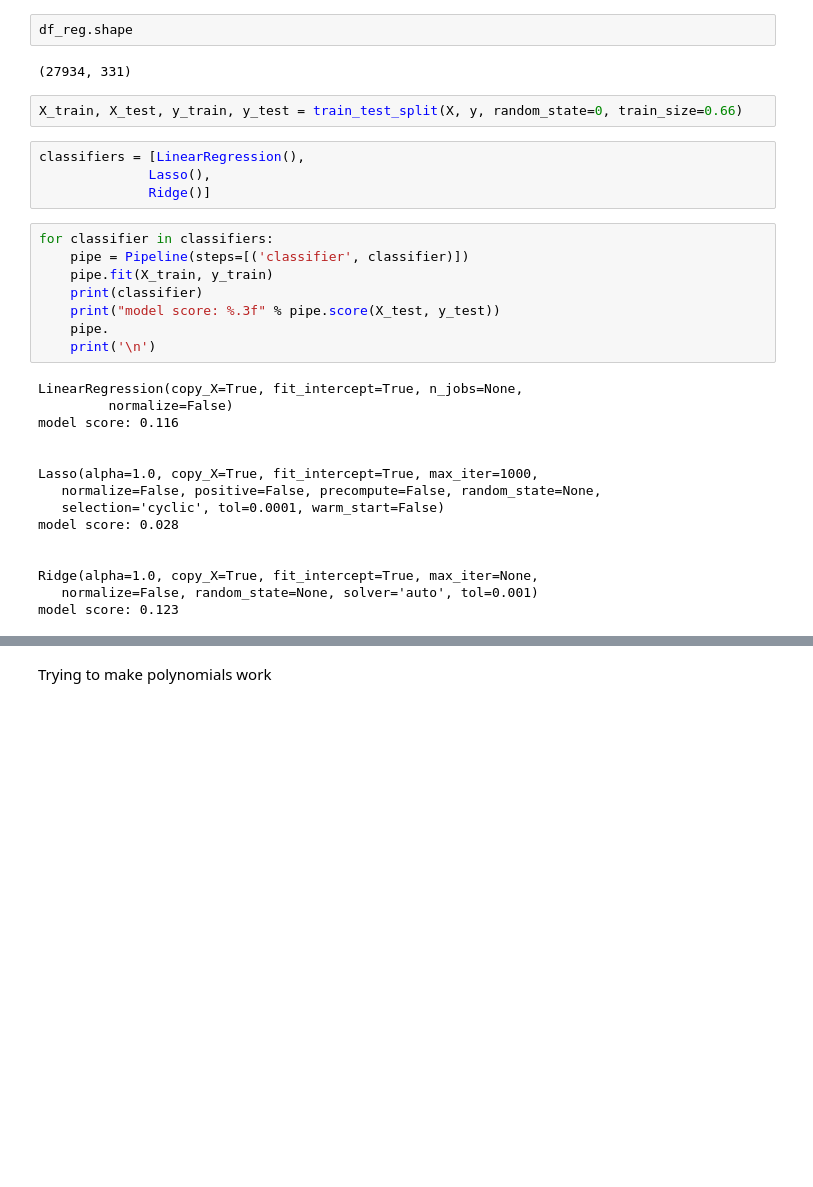
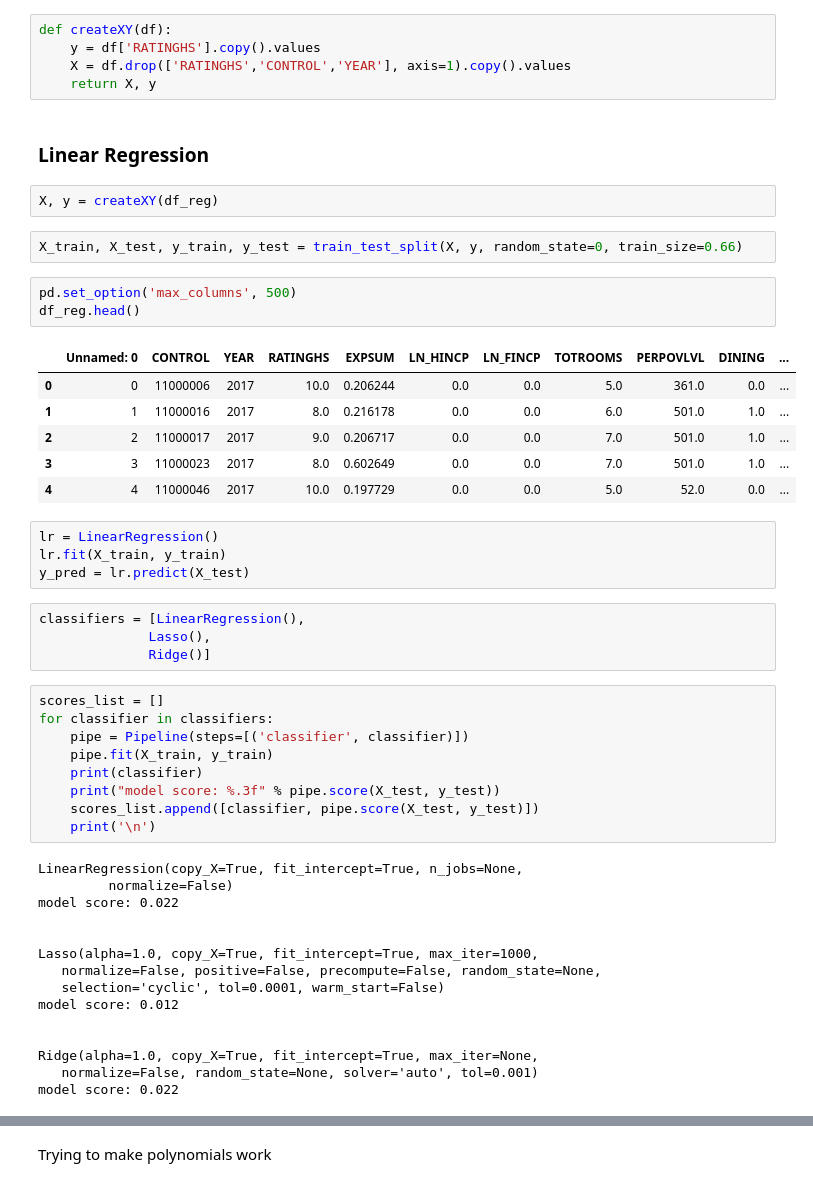
Before and after one commit to georgetown-analytics/First-Home-Recommender, a Jupyter notebook: Modeling.ipynb, the cells around one changed output, grey strips where cells are left out. Saved outputs shown, nothing was run; the diff lists cells and outputs as text; blank space fills up the shorter version.

```diff
--- a/Modeling.ipynb
+++ b/Modeling.ipynb
@@ -20,33 +18,53 @@ X = df.drop(['RATINGHS','CONTROL','YEAR','FIRSTHOME'], axis=1).copy().values
-# %%
-df_reg.shape
-# %% [output]
-(27934, 331)
+# %%
+def createXY(df):
+    y = df['RATINGHS'].copy().values
+    X = df.drop(['RATINGHS','CONTROL','YEAR'], axis=1).copy().values
+    return X, y
+# %% [markdown]
+### Linear Regression
+# %%
+X, y = createXY(df_reg)
 # %%
 X_train, X_test, y_train, y_test = train_test_split(X, y, random_state=0, train_size=0.66)
+# %%
+pd.set_option('max_columns', 500)
+df_reg.head()
+# %% [output]
+|  | Unnamed: 0 | CONTROL | YEAR | RATINGHS | EXPSUM | LN_HINCP | LN_FINCP | TOTROOMS | PERPOVLVL | DINING | ... |
+| 0 | 0 | 11000006 | 2017 | 10.0 | 0.206244 | 0.0 | 0.0 | 5.0 | 361.0 | 0.0 | ... |
+| 1 | 1 | 11000016 | 2017 | 8.0 | 0.216178 | 0.0 | 0.0 | 6.0 | 501.0 | 1.0 | ... |
+| 2 | 2 | 11000017 | 2017 | 9.0 | 0.206717 | 0.0 | 0.0 | 7.0 | 501.0 | 1.0 | ... |
+| 3 | 3 | 11000023 | 2017 | 8.0 | 0.602649 | 0.0 | 0.0 | 7.0 | 501.0 | 1.0 | ... |
+| 4 | 4 | 11000046 | 2017 | 10.0 | 0.197729 | 0.0 | 0.0 | 5.0 | 52.0 | 0.0 | ... |
+# %%
+lr = LinearRegression()
+lr.fit(X_train, y_train)
+y_pred = lr.predict(X_test)
 # %%
 classifiers = [LinearRegression(),
               Lasso(),
               Ridge()]
 # %%
+scores_list = []
 for classifier in classifiers:
     pipe = Pipeline(steps=[('classifier', classifier)])
     pipe.fit(X_train, y_train)
     print(classifier)
     print("model score: %.3f" % pipe.score(X_test, y_test))
-    pipe.
+    scores_list.append([classifier, pipe.score(X_test, y_test)])
     print('\n')
 # %% [output]
 LinearRegression(copy_X=True, fit_intercept=True, n_jobs=None,
          normalize=False)
-model score: 0.116
+model score: 0.022
 
 
 Lasso(alpha=1.0, copy_X=True, fit_intercept=True, max_iter=1000,
    normalize=False, positive=False, precompute=False, random_state=None,
    selection='cyclic', tol=0.0001, warm_start=False)
-model score: 0.028
+model score: 0.012
 
 
 Ridge(alpha=1.0, copy_X=True, fit_intercept=True, max_iter=None,
    normalize=False, random_state=None, solver='auto', tol=0.001)
-model score: 0.123
+model score: 0.022
```
Also changed, not shown: parts of 14 cells of this notebook, 1 other file.
